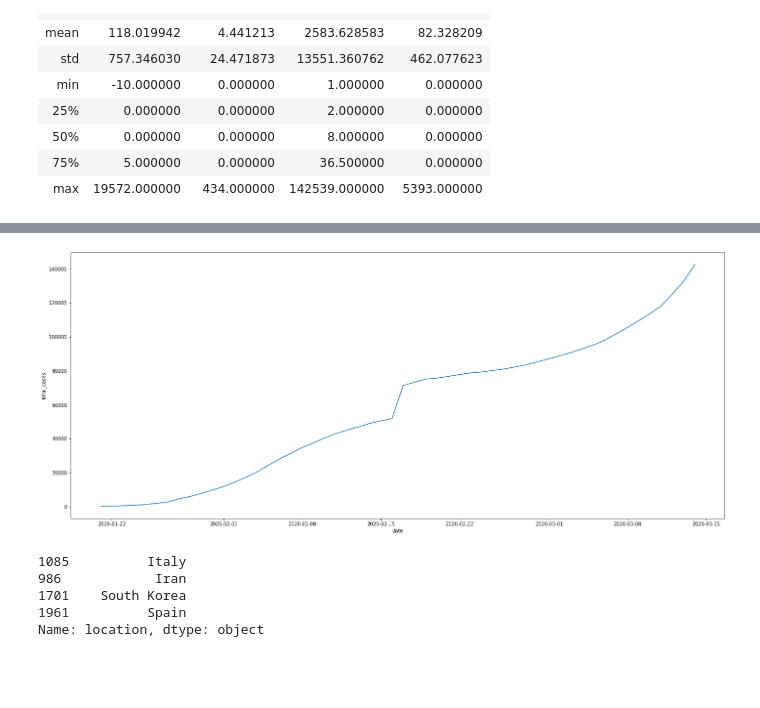
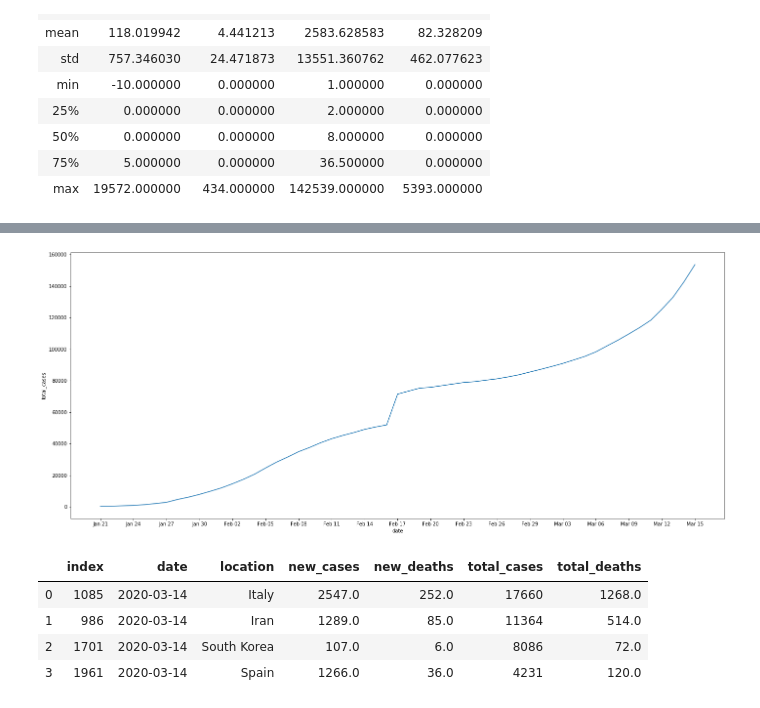
Before and after one commit to MohammedAlawami/corona-data-challenge, a Jupyter notebook: coronavirus_analysis.ipynb, the cells around one changed output, grey strips where cells are left out. Saved outputs shown, nothing was run; the diff lists cells and outputs as text; code cells hidden in the pictures; blank space fills up the shorter version.

Commit message:
added annotation on visualaizations

```diff
--- a/coronavirus_analysis.ipynb
+++ b/coronavirus_analysis.ipynb
@@ -104,16 +96,20 @@ full_dataset[full_dataset.total_cases == full_dataset.total_cases.max()]
 # %%
 plt.figure(figsize = (24, 10))
+
 ax = sns.lineplot(x="date", y="total_cases", markers=True, data=world_dataset)
+ax.xaxis_date()
+ax.xaxis.set_major_locator(mdates.DayLocator(interval=3))
+ax.xaxis.set_major_formatter(DateFormatter('%b %d'))
 # %% [output]
-[figure, old version]
+[figure, new version]
 # %%
 no_china_dataset = full_dataset[full_dataset.location != 'China']
 # %%
-highest_countries = no_china_dataset.nlargest(4, ['date', 'total_cases']).location
+highest_countries = no_china_dataset.nlargest(4, ['date', 'total_cases']).reset_index()
 highest_countries
 # %% [output]
-1085          Italy
-986            Iran
-1701    South Korea
-1961          Spain
-Name: location, dtype: object
+|  | index | date | location | new_cases | new_deaths | total_cases | total_deaths |
+| 0 | 1085 | 2020-03-14 | Italy | 2547.0 | 252.0 | 17660 | 1268.0 |
+| 1 | 986 | 2020-03-14 | Iran | 1289.0 | 85.0 | 11364 | 514.0 |
+| 2 | 1701 | 2020-03-14 | South Korea | 107.0 | 6.0 | 8086 | 72.0 |
+| 3 | 1961 | 2020-03-14 | Spain | 1266.0 | 36.0 | 4231 | 120.0 |
```
Also changed, not shown: parts of 13 cells of this notebook.
